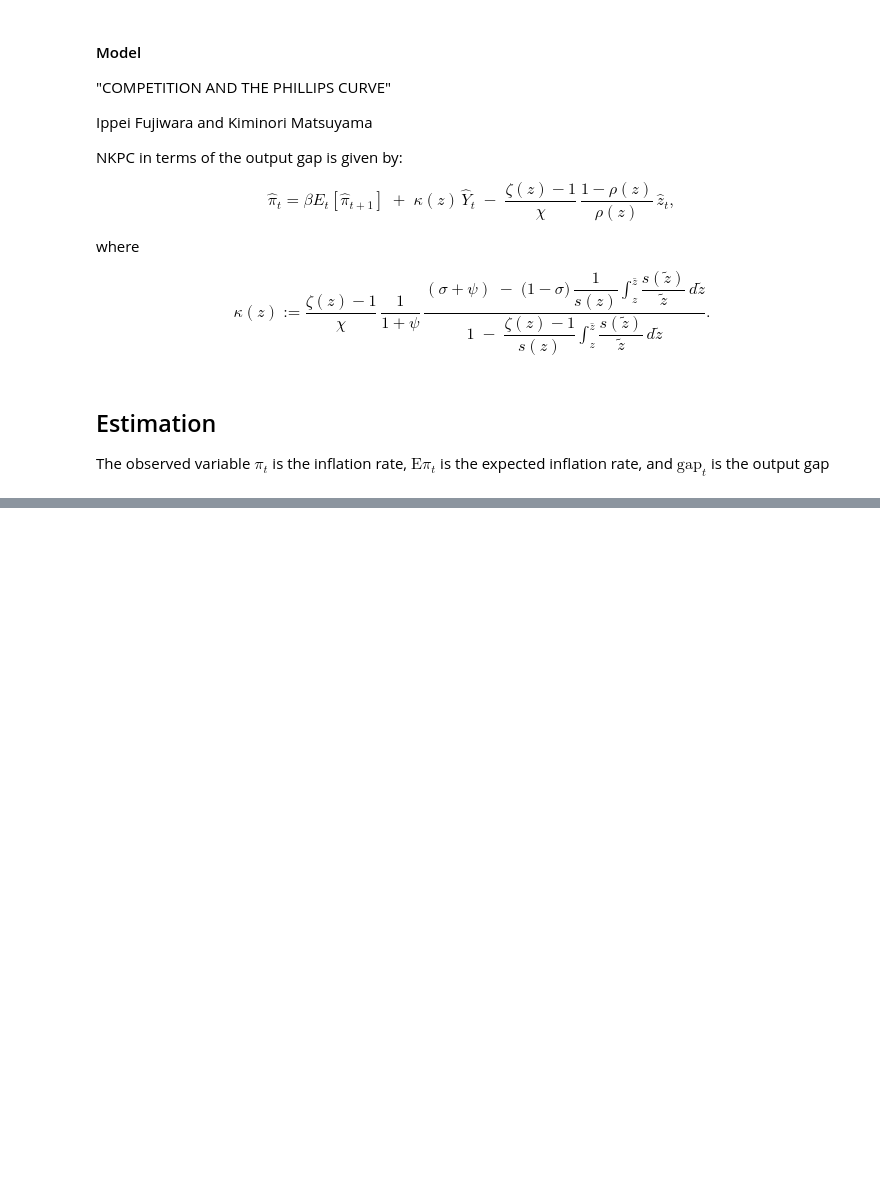
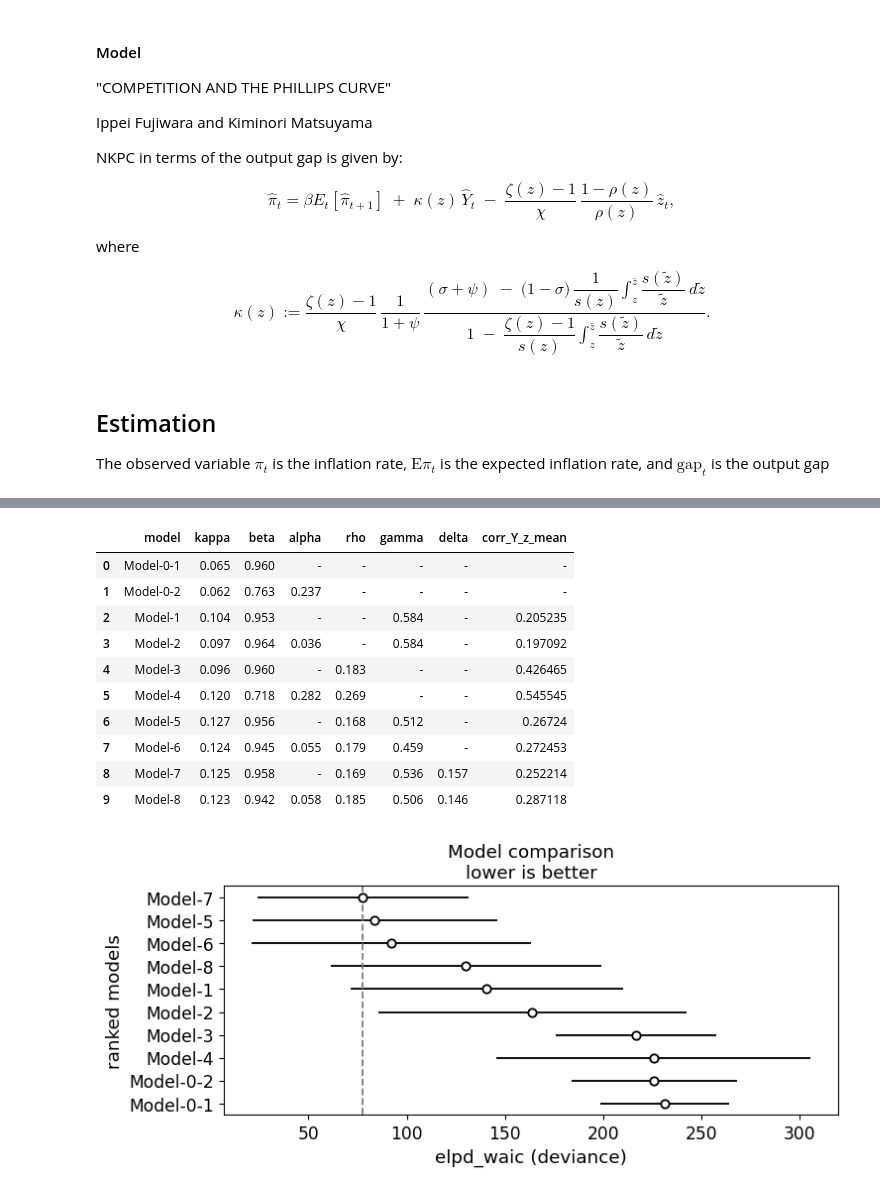
Before and after one commit to Ichikawa-Satoshi/NKPC_HSA_MCMC, a Jupyter notebook: code/main.ipynb, the cells around one changed output, grey strips where cells are left out. Drawn from its saved outputs; the diff is of its cells as text; code cells hidden in the pictures; blank space fills up the shorter version.

```diff
--- a/code/main.ipynb
+++ b/code/main.ipynb
@@ -733,10 +142,0 @@ Bayesian R^2: 0.6369718313217163
-# %%
-from IPython.display import HTML
-df_list = []
-for model_name, idata in dict_idata.items():
-    summary = az.summary(idata, var_names=["kappa"], kind="stats")
-    summary["model"] = model_name
-    df_list.append(summary)
-summary_df = pd.concat(df_list)
-summary_df = summary_df[["model","mean"]]
-summary_df
@@ -790,0 +143,5 @@ display(Markdown(markdown_table))
+# %%
+warmup= 15000
+samples=10000
+chains = 2
+rng_key = jax.random.PRNGKey(0)
@@ -790,0 +520,48 @@ display(Markdown(markdown_table))
+# %%
+import re
+dict_idata = {'Model-0-1':idata_0_0,'Model-0-2':idata_0_1,'Model-1':idata_1, 'Model-2':idata_2,
+              'Model-3':idata_3, 'Model-4':idata_4, 'Model-5':idata_5,'Model-6':idata_6,
+               'Model-7':idata_7,'Model-8':idata_8}
+df_waic = az.compare(dict_idata, ic='waic', scale='deviance')
+az.plot_compare(df_waic, figsize=(8, 3));
+def get_model_number(model_str):
+    nums = re.findall(r'\d+', model_str)
+    if nums:
+        return int(nums[-1])
+    else:
+        return None
+
+text = r"""
+$$
+\pi_t = \alpha \pi_{{t-1}} + \beta E_t[\hat{\pi}_{t+1}] + \kappa \hat{Y}_t - \theta \hat{z}_{t} + \epsilon_t,\quad \epsilon_t \sim \mathcal{N}(0, \sigma_{\epsilon}^2)
+$$
+$$
+z_t = \gamma z_{{t-1}} + \delta \pi_{{t-1}} + \rho \hat{Y}_{{t-1}} + \eta_t,\quad \eta_t \sim \mathcal{N}(0, \sigma_{\eta}^2)
+$$
+"""
+display(Markdown(text))
+params = ["kappa", "beta",  "alpha", "rho", "gamma", "delta"]
+
+df_list = []
+for model_name, idata in dict_idata.items():
+    row = {"model": model_name}
+    available_params = list(idata.posterior.data_vars)
+    for param in params:
+        if param in available_params:
+            summary = az.summary(idata, var_names=[param], kind="stats")
+            row[param] = summary.loc[param, "mean"]
+        else:
+            row[param] = "-"
+
+    if "z" in available_params:
+        z_samples = idata.posterior["z"].values
+        z_mean = z_samples.mean(axis=(0, 1))
+        corr = np.corrcoef(Y, z_mean)[0, 1]
+        row["corr_Y_z_mean"] = corr
+    else:
+        row["corr_Y_z_mean"] = "-"
+    df_list.append(row)
+
+summary_df = pd.DataFrame(df_list)
+display(summary_df)
+# %% [output]
@@ -790,0 +575,12 @@ display(Markdown(markdown_table))
+|  | model | kappa | beta | alpha | rho | gamma | delta | corr_Y_z_mean |
+| 0 | Model-0-1 | 0.065 | 0.960 | - | - | - | - | - |
+| 1 | Model-0-2 | 0.062 | 0.763 | 0.237 | - | - | - | - |
+| 2 | Model-1 | 0.104 | 0.953 | - | - | 0.584 | - | 0.205235 |
+| 3 | Model-2 | 0.097 | 0.964 | 0.036 | - | 0.584 | - | 0.197092 |
+| 4 | Model-3 | 0.096 | 0.960 | - | 0.183 | - | - | 0.426465 |
+| 5 | Model-4 | 0.120 | 0.718 | 0.282 | 0.269 | - | - | 0.545545 |
+| 6 | Model-5 | 0.127 | 0.956 | - | 0.168 | 0.512 | - | 0.26724 |
+| 7 | Model-6 | 0.124 | 0.945 | 0.055 | 0.179 | 0.459 | - | 0.272453 |
+| 8 | Model-7 | 0.125 | 0.958 | - | 0.169 | 0.536 | 0.157 | 0.252214 |
+| 9 | Model-8 | 0.123 | 0.942 | 0.058 | 0.185 | 0.506 | 0.146 | 0.287118 |
+[figure, added]
```
Also changed, not shown: parts of 40 cells of this notebook, 11 other files.
